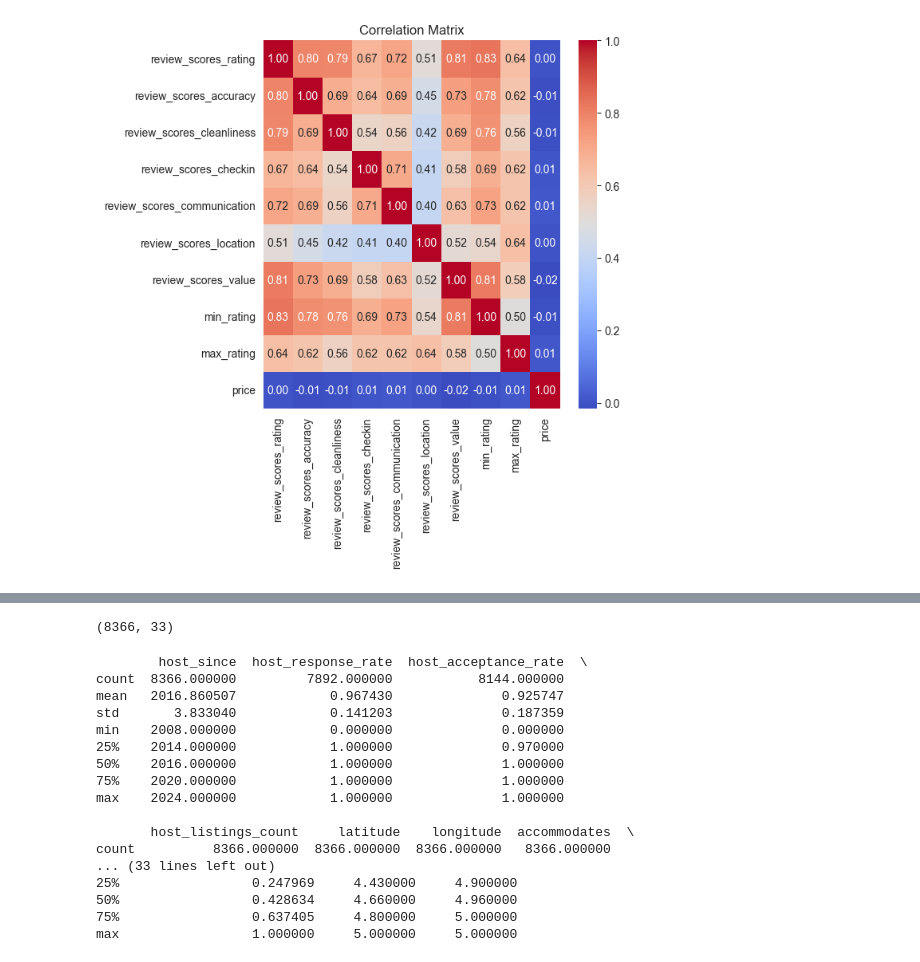
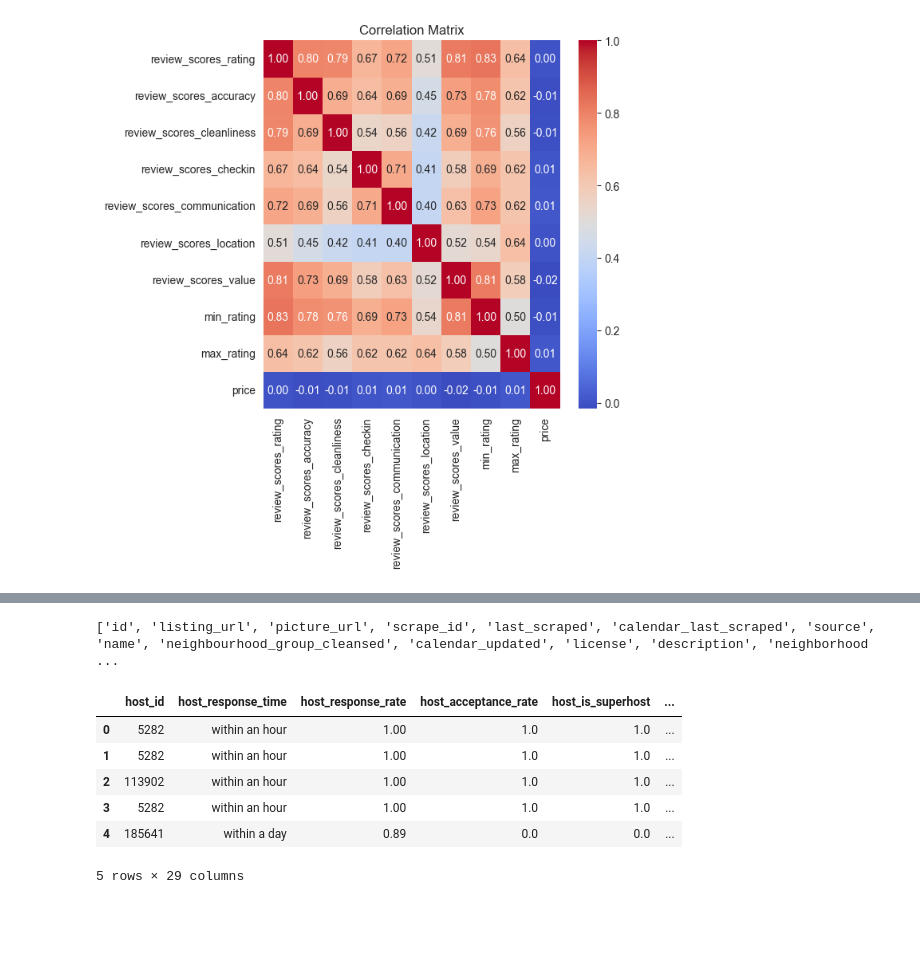
Before and after one commit to bornedan/datax-project, a Jupyter notebook: sandbox/veronika_junkova/Data_processing - opraven.ipynb, the cells around one changed output, grey strips where cells are left out. Saved outputs shown, nothing was run; the diff lists cells and outputs as text; code cells hidden in the pictures; blank space fills up the shorter version.

Commit message:
modeling na nová data - 44 %

```diff
--- a/sandbox/veronika_junkova/Data_processing - opraven.ipynb
+++ b/sandbox/veronika_junkova/Data_processing - opraven.ipynb
@@ -481,7 +469,7 @@ host_acceptance_rate
 0.12       1
 Name: count, Length: 93, dtype: int64
 # %%
-#bolean columns
+#boolean columns
 #binary_columns = []
 #for column in df.columns:
 #    if df[column].nunique() == 2:
@@ -495,8 +483,8 @@ boolean_columns = ["host_is_superhost",
                    "has_availability",
                    "instant_bookable"]
 
-df[boolean_columns] = df[boolean_columns].replace({'t': True, 'f': False})
-df[column] = df[column].astype(bool)
+df[boolean_columns] = df[boolean_columns].replace({'t': 1, 'f': 0})
+df[column] = df[column].astype(int)
 
 #for column in binary_columns:
  #   df[column] = df[column].replace({'t': True, 'f': False})
@@ -976,0 +992,32 @@ Name: count, dtype: int64
+# %%
+# Distance to OLD TOWN SQUARE
+city_center_lat = 50.0874654
+city_center_lon = 14.4212535
+
+def haversine(lat1, lon1, lat2, lon2):
+
+    lat1, lon1, lat2, lon2 = map(np.radians, [lat1, lon1, lat2, lon2])
+
+    # Haver's formula
+    dlat = lat2 - lat1
+    dlon = lon2 - lon1
+    a = np.sin(dlat/2)**2 + np.cos(lat1) * np.cos(lat2) * np.sin(dlon/2)**2
+    c = 2 * np.arcsin(np.sqrt(a))
+
+
+    r = 6378
+    return c * r
+
+#dfcl_cleaned['distance_from_city_centre'] = df.apply(lambda row: haversine(city_center_lat, city_center_lon, row['latitude'], row['longitude']), axis=1)
+
+# Calculate distances
+distances = haversine(city_center_lat, city_center_lon, dfcl['latitude'], dfcl['longitude'])
+
+# Assign distances to a new column using .loc
+dfcl.loc[:, 'distance_from_city_centre'] = distances
+
+# Print DataFrame with latitude, longitude, and distance_from_city_centre columns
+print(dfcl[['latitude', 'longitude', 'distance_from_city_centre']])
+
+to_drop = "latitude", "longitude"
+delete_cols.extend(to_drop)
@@ -977,26 +1053,17 @@ Name: count, dtype: int64
+# %%
+print(delete_cols)
+# %% [output]
+['id', 'listing_url', 'picture_url', 'scrape_id', 'last_scraped', 'calendar_last_scraped', 'source', 'name', 'neighbourhood_group_cleansed', 'calendar_updated', 'license', 'description', 'neighborhood ...
 # %%
-dfcl = df.drop(delete_cols, axis=1)
-
-dfcl.shape
+# drop columns
+dfcl = dfcl.drop(delete_cols, axis=1)
-# %% [output]
-(8366, 33)
-# %%
-print(dfcl.describe())
-# %% [output]
-        host_since  host_response_rate  host_acceptance_rate  \
-count  8366.000000         7892.000000           8144.000000
-mean   2016.860507            0.967430              0.925747
-std       3.833040            0.141203              0.187359
-min    2008.000000            0.000000              0.000000
-25%    2014.000000            1.000000              0.970000
-50%    2016.000000            1.000000              1.000000
-75%    2020.000000            1.000000              1.000000
-max    2024.000000            1.000000              1.000000
-
-       host_listings_count     latitude    longitude  accommodates  \
-count          8366.000000  8366.000000  8366.000000   8366.000000
-... (33 lines left out)
-25%                 0.247969     4.430000     4.900000
-50%                 0.428634     4.660000     4.960000
-75%                 0.637405     4.800000     5.000000
-max                 1.000000     5.000000     5.000000
+# %%
+dfcl.head()
+# %% [output]
+|  | host_id | host_response_time | host_response_rate | host_acceptance_rate | host_is_superhost | ... |
+| 0 | 5282 | within an hour | 1.00 | 1.0 | 1.0 | ... |
+| 1 | 5282 | within an hour | 1.00 | 1.0 | 1.0 | ... |
+| 2 | 113902 | within an hour | 1.00 | 1.0 | 1.0 | ... |
+| 3 | 5282 | within an hour | 1.00 | 1.0 | 1.0 | ... |
+| 4 | 185641 | within a day | 0.89 | 0.0 | 0.0 | ... |
+5 rows × 29 columns
```
Also changed, not shown: parts of 25 cells of this notebook.
